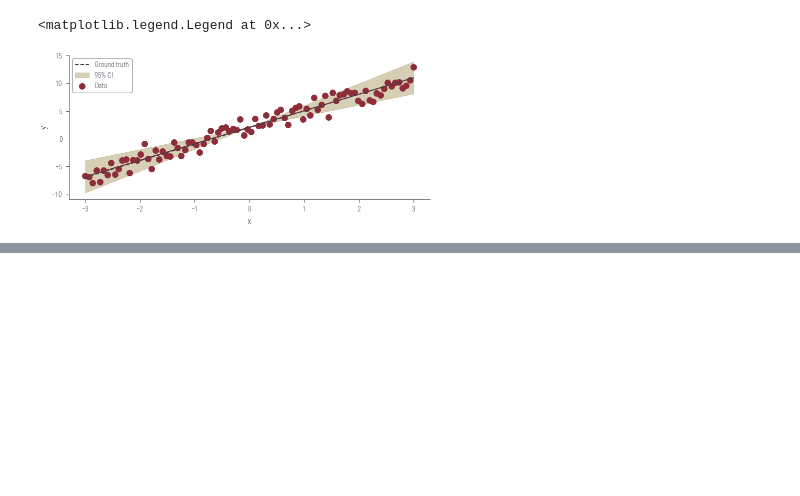
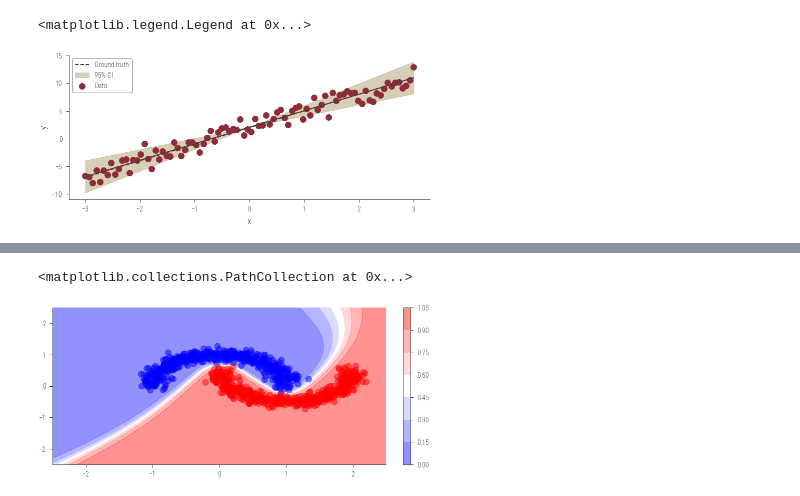
Before and after one commit to nipunbatra/pml-teaching, a Jupyter notebook: notebooks/mcmc-hamiltorch.ipynb, the cells around one changed output, grey strips where cells are left out. Drawn from its saved outputs; the diff is of its cells as text; code cells hidden in the pictures; blank space fills up the shorter version.

```diff
--- a/notebooks/mcmc-hamiltorch.ipynb
+++ b/notebooks/mcmc-hamiltorch.ipynb
@@ -650,0 +679,15 @@ y = torch.tensor(y).float()
+# %%
+# Get posterior predictive over the 2D grid
+posterior_samples = params_hmc.detach()
+y_preds = []
+n_grid = 200
+twod_grid = torch.tensor(np.meshgrid(np.linspace(-2.5, 2.5, n_grid), np.linspace(-2.5, 2.5, n_grid))).float().to(device)
+with torch.no_grad():
+    for theta in posterior_samples:
+        params_list = hamiltorch.util.unflatten(net_classification, theta)
+        params = net_classification.state_dict()
+        for i, (name, _) in enumerate(params.items()):
+            params[name] = params_list[i]
+        y_pred = torch.func.functional_call(net_classification, params, twod_grid.view(2, -1).T).squeeze()
+
+        y_preds.append(y_pred)
@@ -650,0 +702,3 @@ y = torch.tensor(y).float()
+# %%
+logits = torch.stack(y_preds).mean(axis=0).reshape(n_grid, n_grid)
+logits
@@ -650,0 +714,3 @@ y = torch.tensor(y).float()
+# %%
+probs = torch.sigmoid(logits)
+probs
@@ -650,0 +726,9 @@ y = torch.tensor(y).float()
+# %%
+# Plot the posterior predictive distribution decision boundary
+plt.figure()
+plt.contourf(twod_grid[0].cpu().numpy(), twod_grid[1].cpu().numpy(), probs.cpu().numpy(), cmap='bwr', alpha=0.5)
+plt.colorbar()
+plt.scatter(x_moon[:, 0].cpu().numpy(), x_moon[:, 1].cpu().numpy(), c=y_moon.cpu().numpy(), cmap='bwr', alpha=0.5)
+# %% [output]
+<matplotlib.collections.PathCollection at 0x...>
+[figure, added]
```
Also changed, not shown: parts of 18 cells of this notebook, 2 other files.
